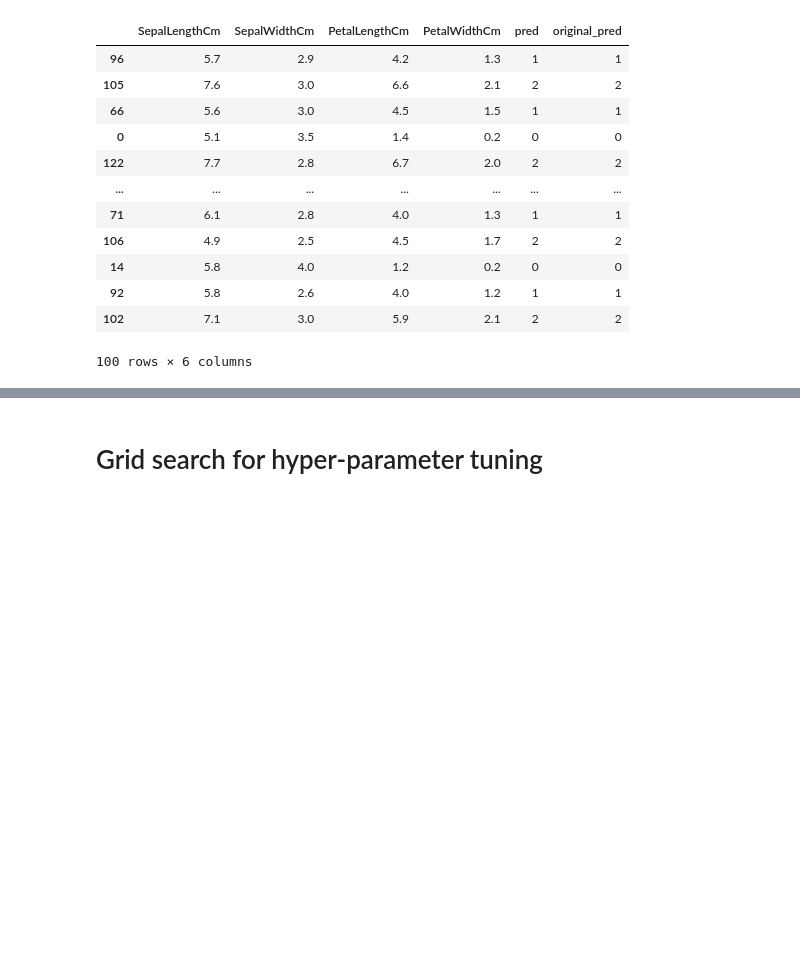
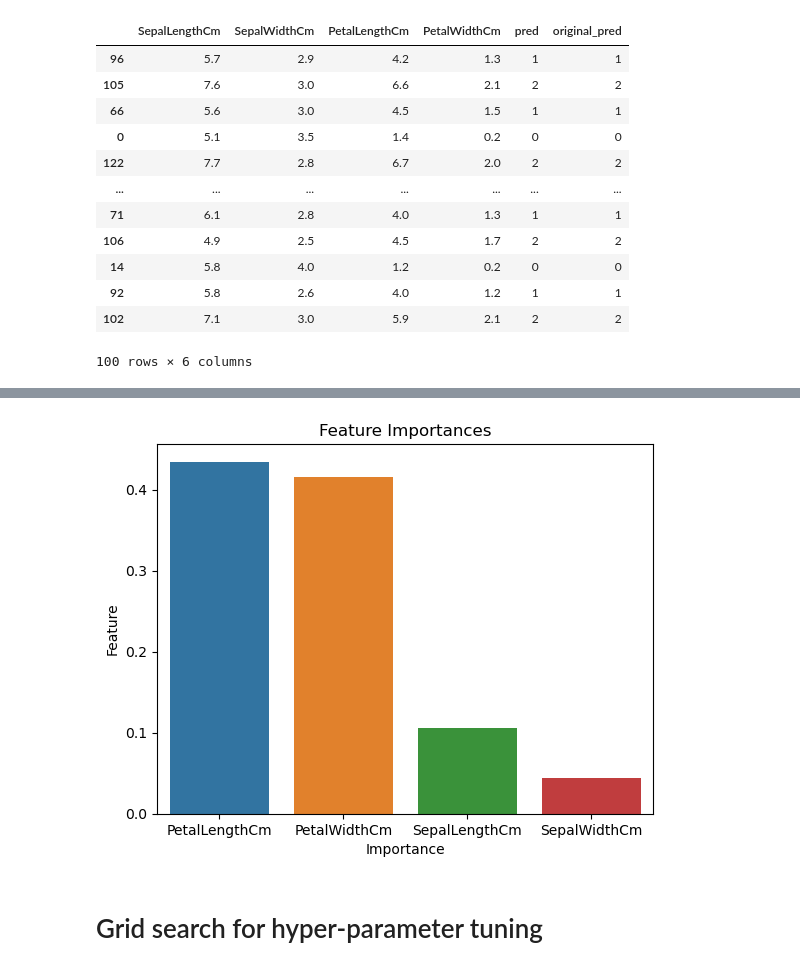
Before and after one commit to Sameer-ansarii/PRACTICE-NOTEBOOKS, a Jupyter notebook: RANDOM FOREST CLASSIFIER.ipynb, the cells around one changed output, grey strips where cells are left out. Drawn from its saved outputs; the diff is of its cells as text; code cells hidden in the pictures; blank space fills up the shorter version.

```diff
--- a/RANDOM FOREST CLASSIFIER.ipynb
+++ b/RANDOM FOREST CLASSIFIER.ipynb
@@ -164,3 +164,6 @@ X_train
 | 92 | 5.8 | 2.6 | 4.0 | 1.2 | 1 | 1 |
 | 102 | 7.1 | 3.0 | 5.9 | 2.1 | 2 | 2 |
 100 rows × 6 columns
+# %%
+feature_importances = rfc.feature_importances_
+feature_importances
@@ -166,0 +172,6 @@ X_train
+# %%
+# create a dataframe with feature names and their importances and sort features by importance
+
+feature_importances_df = pd.DataFrame({'feature': X.columns, 'importance': feature_importances})
+feature_importances_df = feature_importances_df.sort_values('importance', ascending=False)
+feature_importances_df
@@ -167,3 +184,13 @@ X_train
+# %%
+# create a bar chart to visualize feature importances
+
+sns.barplot(x='feature', y='importance', data=feature_importances_df)
+plt.title('Feature Importances')
+plt.xlabel('Importance')
+plt.ylabel('Feature')
+plt.show()
+# %% [output]
+[figure, added]
 # %% [markdown]
 # Grid search for hyper-parameter tuning
 # %%
```
Also changed, not shown: parts of 4 cells of this notebook.
